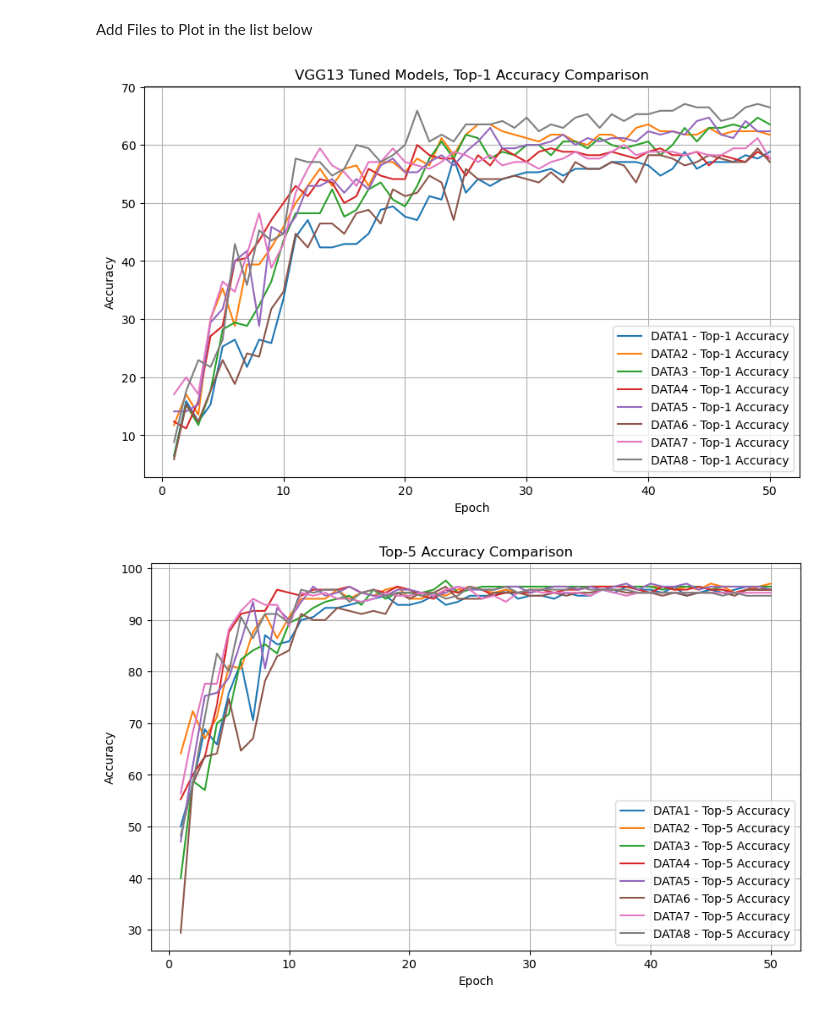
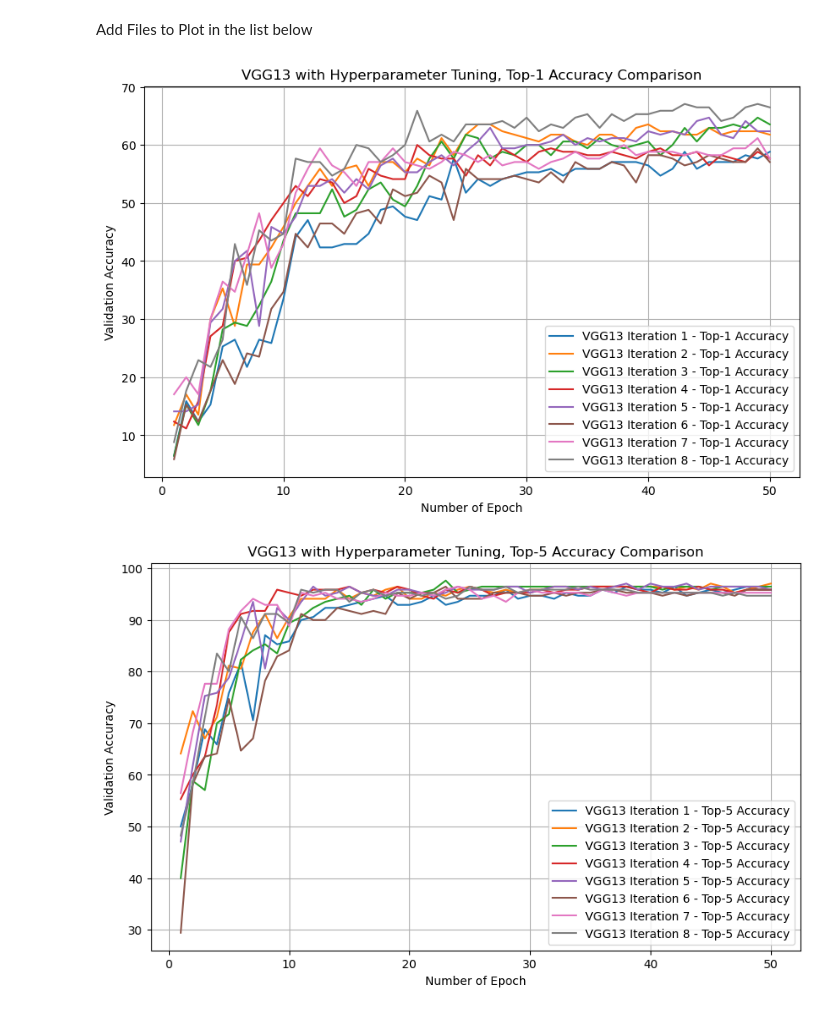
Before and after one commit to BhatiaDivtej/CNN-Flower-Classification, a Jupyter notebook: analysis/vgg/Tuned/Vgg13/vgg13_analysis.ipynb, the cells around one changed output. Drawn from its saved outputs; the diff is of its cells as text; code cells hidden in the pictures.

```diff
--- a/analysis/vgg/Tuned/Vgg13/vgg13_analysis.ipynb
+++ b/analysis/vgg/Tuned/Vgg13/vgg13_analysis.ipynb
@@ -25,7 +25,7 @@ def parse_log(log_file):
     return epochs, top1_accuracy, top5_accuracy
 
 def plot_performance(epochs, accuracy, model_name, metric, iteration):
-    plt.plot(epochs, accuracy, label=f'{model_name} - {metric}')
+    plt.plot(epochs, accuracy, label=f'{"VGG13"} {iteration} - {metric}')
 
 # List of log files
 log_files = ['data1.log',
@@ -45,27 +45,27 @@ for i, log_file in enumerate(log_files):
     model_name = log_file.split('.')[0].upper()  # Extract model name from file name
     plot_performance(epochs, top1_accuracy, model_name, 'Top-1 Accuracy', f'Iteration {i+1}')
 
-plt.xlabel('Epoch')
-plt.ylabel('Accuracy')
-plt.title('VGG13 Tuned Models, Top-1 Accuracy Comparison')
+plt.xlabel('Number of Epoch')
+plt.ylabel('Validation Accuracy')
+plt.title('VGG13 with Hyperparameter Tuning, Top-1 Accuracy Comparison')
 plt.legend()
 plt.grid(True)
 plt.show()
 # %% [output]
-[figure, old version]
+[figure, new version]
 # %%
 # Plotting Top-5 Accuracy
 plt.figure(figsize=(10, 6))  # Adjust figure size as needed
 for i, log_file in enumerate(log_files):
     epochs, _, top5_accuracy = parse_log(log_file)
     model_name = log_file.split('.')[0].upper()  # Extract model name from file name
     plot_performance(epochs, top5_accuracy, model_name, 'Top-5 Accuracy', f'Iteration {i+1}')
 
-plt.xlabel('Epoch')
-plt.ylabel('Accuracy')
-plt.title('Top-5 Accuracy Comparison')
+plt.xlabel('Number of Epoch')
+plt.ylabel('Validation Accuracy')
+plt.title('VGG13 with Hyperparameter Tuning, Top-5 Accuracy Comparison')
 plt.legend()
 plt.grid(True)
 plt.show()
 # %% [output]
-[figure, old version]
+[figure, new version]
```
Also changed, not shown: 2 other files.
